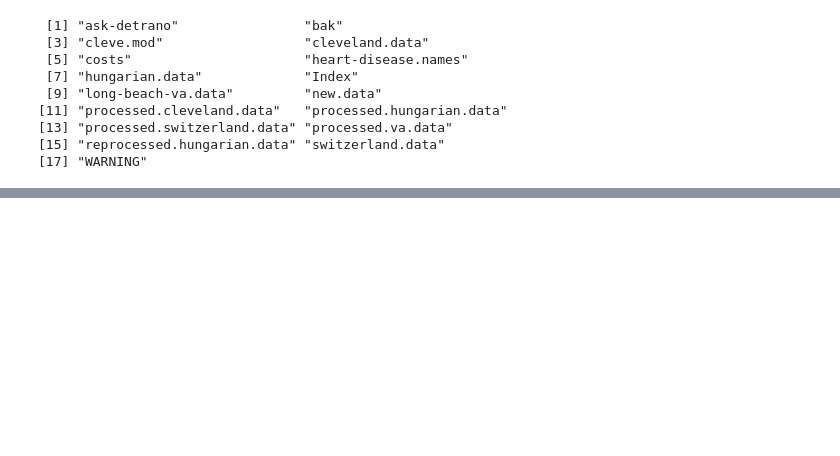
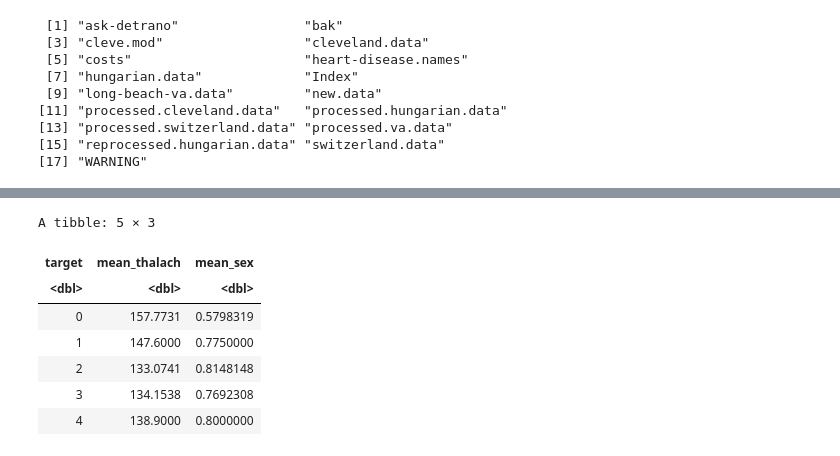
Before and after one commit to Kuiyun24z/DSCI-100-Project-, a Jupyter notebook: Proposal.ipynb, the cells around one changed output, grey strips where cells are left out. Saved outputs shown, nothing was run; the diff lists cells and outputs as text; code cells hidden in the pictures; blank space fills up the shorter version.

```diff
--- a/Proposal.ipynb
+++ b/Proposal.ipynb
@@ -96,0 +105,19 @@ mutate(as_factor =
+# %%
+table_data <- heart_disease_train |>
+select("sex", "thalach", "target")
+
+
+heart_disease_table_1 <- table_data |>
+group_by(target) |>
+summarise(mean_thalach = mean(thalach),
+          mean_sex = mean(sex))
+heart_disease_table_1
+# %% [output]
+A tibble: 5 × 3
+| target | mean_thalach | mean_sex |
+| <dbl> | <dbl> | <dbl> |
+| 0 | 157.7731 | 0.5798319 |
+| 1 | 147.6000 | 0.7750000 |
+| 2 | 133.0741 | 0.8148148 |
+| 3 | 134.1538 | 0.7692308 |
+| 4 | 138.9000 | 0.8000000 |
```
Also changed, not shown: parts of 8 cells of this notebook.
